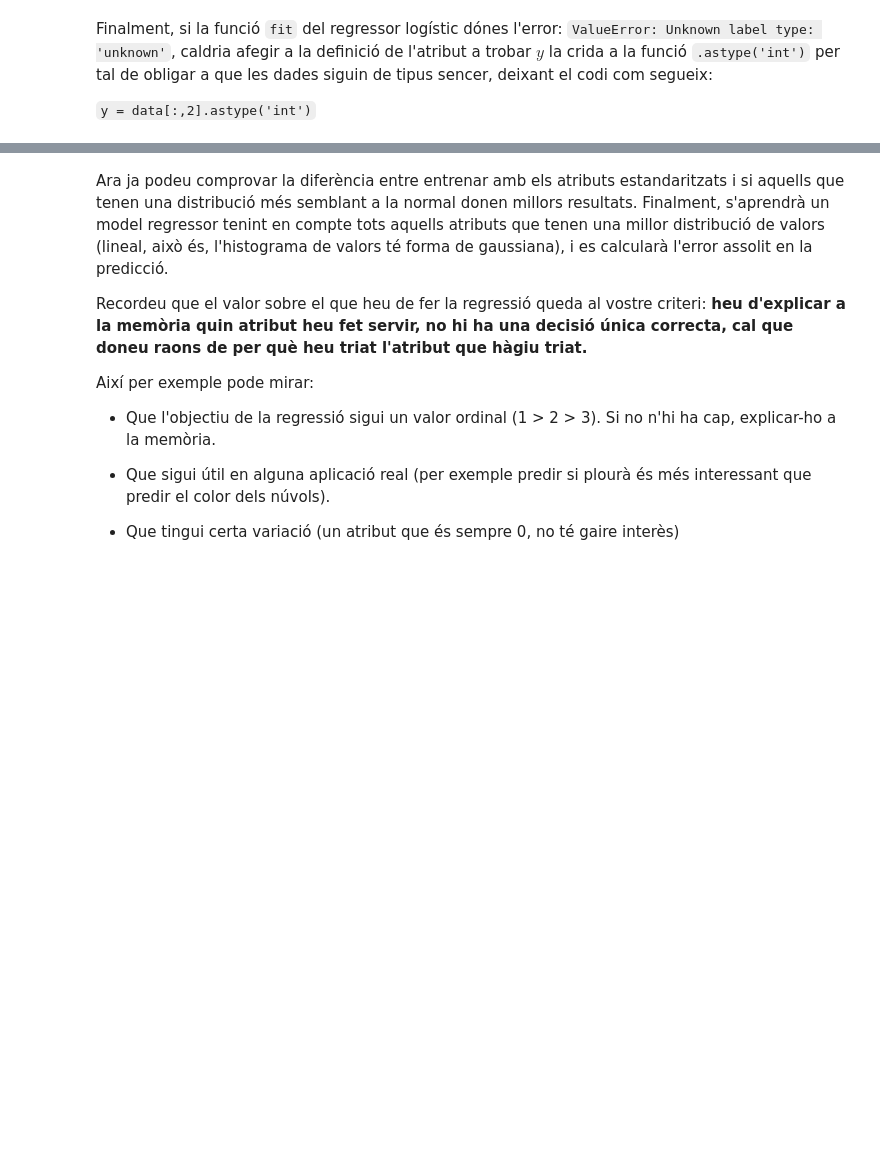
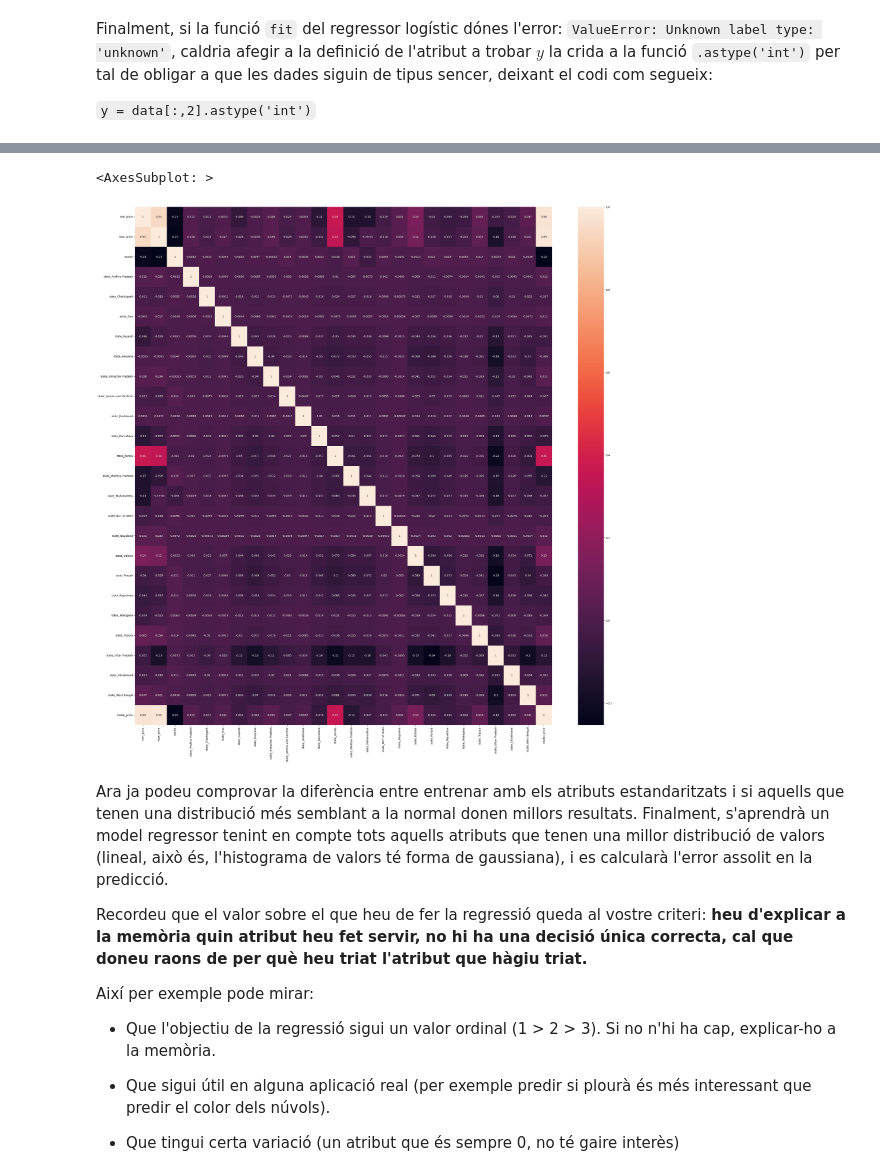
Before and after one commit to jonaprg/Onion-Price-prediction-using-regression, a Jupyter notebook: Practica1-RegressionGPA404.ipynb, the cells around one changed output, grey strips where cells are left out. Saved outputs shown, nothing was run; the diff lists cells and outputs as text; code cells hidden in the pictures; blank space fills up the shorter version.

```diff
--- a/Practica1-RegressionGPA404.ipynb
+++ b/Practica1-RegressionGPA404.ipynb
@@ -192,0 +187,41 @@ y_modal_price = data[:, -1]
+# %%
+from sklearn.preprocessing import OneHotEncoder
+from sklearn.compose import make_column_transformer
+
+#transformer = make_column_transformer((OneHotEncoder(sparse=False), ['variety']),remainder='passthrough')
+#transformed = transformer.fit_transform(dataset)
+#dataset_variety = pd.DataFrame(transformed, columns=transformer.get_feature_names_out())
+
+
+idx = dataset.sample(frac=0.7).index
+
+train_dataset = dataset[dataset.index.isin(idx)]
+test_dataset = dataset[~dataset.index.isin(idx)]
+
+
+train_df_x_variety = train_dataset[['variety', 'min_price', 'max_price', 'month']]
+train_df_x_state = train_dataset[['state', 'min_price', 'max_price', 'month']]
+train_df_y = train_dataset['modal_price']
+
+test_df_x = test_dataset[['state', 'variety', 'min_price', 'max_price', 'month']]
+test_df_y = test_dataset['modal_price']
+
+print(f"Train: {train_dataset.shape}")
+print(f"Test: {test_dataset.shape}")
+
+
+def replace_categorical(df):
+    columns = df.columns
+    for col in columns:
+        if df[col].dtype == 'object':
+            df = pd.concat([df, pd.get_dummies(df[col],prefix=col)], axis=1)
+            df = df.drop(columns=col)
+
+    return df
+
+train_df_x_variety = replace_categorical(train_df_x_variety)
+train_df_x_state = replace_categorical(train_df_x_state)
+
+test_df_x = replace_categorical(test_df_x)
+
+train_df_x_variety.head(3)
@@ -321,3 +348,10 @@ AttributeError: 'numpy.ndarray' object has no attribute 'corr'
+# %%
+correlation_df_state_price = pd.concat([train_df_x_state, train_df_y], axis=1)
+f, ax = plt.subplots(figsize=(35,35))
+sns.heatmap(correlation_df_state_price.corr(), annot=True)
+# %% [output]
+<AxesSubplot: >
+[figure, added]
 # %% [markdown]
 Ara ja podeu comprovar la diferència entre entrenar amb els atributs estandaritzats i si aquells que tenen una distribució més semblant a la normal donen millors resultats.
 Finalment, s'aprendrà un model regressor tenint en compte tots aquells atributs que tenen una millor distribució de valors (lineal, això és, l'histograma de valors té forma de gaussiana), i es calcularà l'error assolit en la predicció.
```
Also changed, not shown: parts of 22 cells of this notebook.
